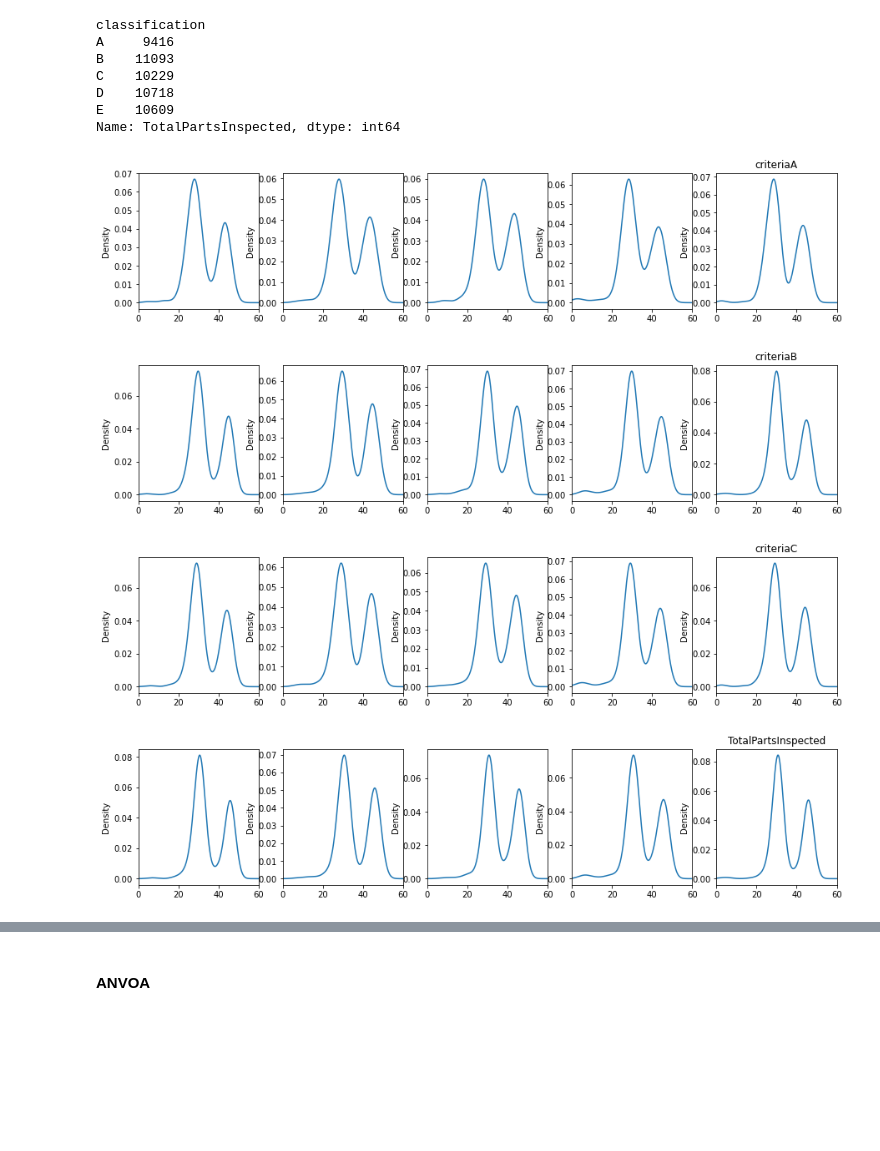
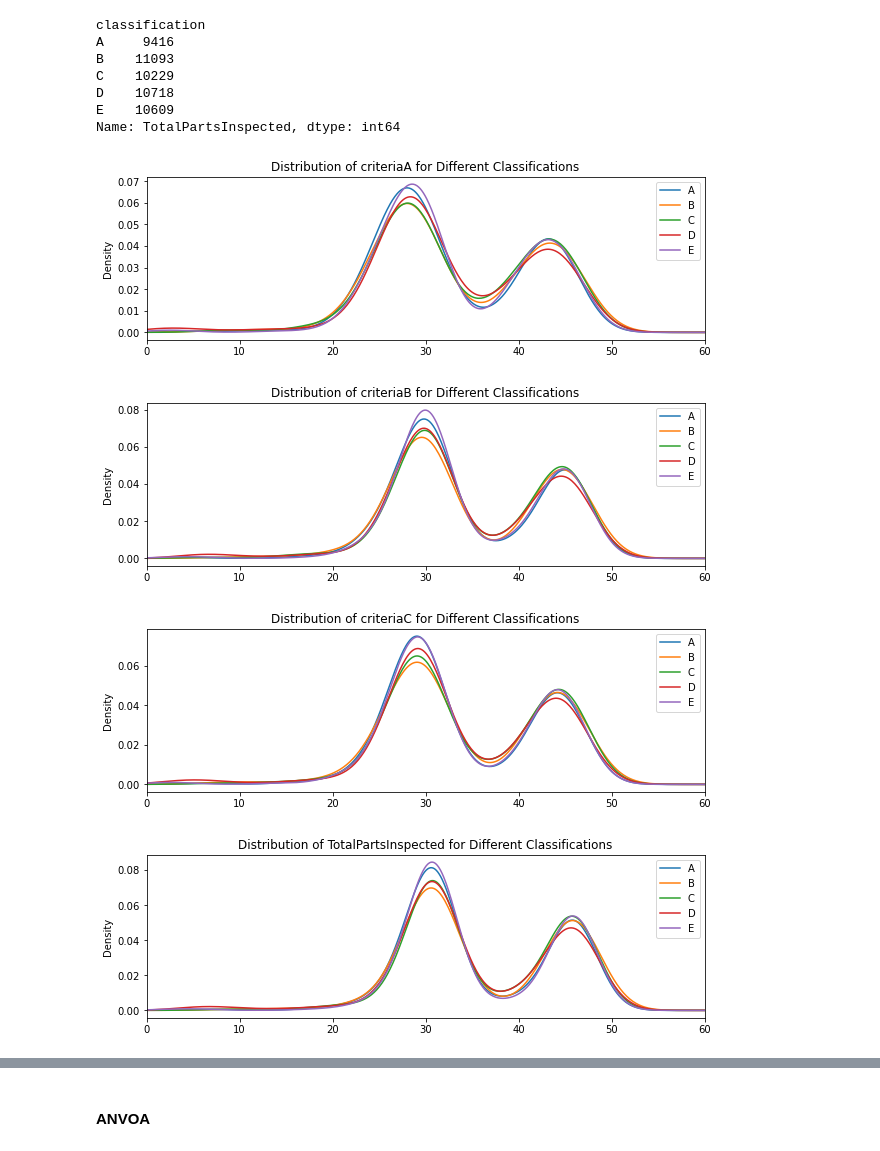
Before and after one commit to Ting-DS/Tesla-Manufacturing-Data-Quality-Analysis, a Jupyter notebook: Metric_Design.ipynb, the cells around one changed output, grey strips where cells are left out. Cells and saved outputs as stored; diff of their text form; code cells hidden in the pictures; blank space fills up the shorter version.

```diff
--- a/Metric_Design.ipynb
+++ b/Metric_Design.ipynb
@@ -5,7 +5,7 @@ import matplotlib.pyplot as plt
 # %% [markdown]
 #### Preprocessing & Sanity Check
 # %%
-sample_data = pd.read_csv('/Users/tinglu/Desktop/Tesla-DE-Ting/sample_interview.csv') # set path
+sample_data = pd.read_csv('/Users/tinglu/Tesla-DE-OA/sample_interview.csv') # set path
 # %%
 sample_data.head()
 # %% [output]
@@ -35,22 +35,24 @@ Name: TotalPartsInspected, dtype: int64
 # %%
 # check the distribution of the each column for different class
 # no big difference
-for col in ['criteriaA', 'criteriaB', 'criteriaC', 'TotalPartsInspected']:
-  plt.subplots(figsize= (15,3))
-  i = 1
-  for classification in ['A', 'B', 'C', 'D', 'E']:
-    plt.subplot(1, 5, i)
-    sample_data[sample_data['classification']==classification][col].plot(kind='density')
+cols_to_vis = ['criteriaA', 'criteriaB', 'criteriaC', 'TotalPartsInspected']
+classifications_to_vis = ['A', 'B', 'C', 'D', 'E']
+
+for col in cols_to_vis:
+    plt.figure(figsize=(10, 3))
+    for classification in classifications_to_vis:
+        # Plot the density for the current classification group
+        sample_data[sample_data['classification'] == classification][col].plot(kind='density', label=classification)
+
     plt.xlim(0, 60)
-    i+=1
-    plt.plot()
-  plt.title(col)
-  plt.show()
+    plt.legend()
+    plt.title(f'Distribution of {col} for Different Classifications')
+    plt.show()
 # %% [output]
-[figure, old version]
+[figure, new version]
-[figure, old version]
+[figure, new version]
-[figure, old version]
+[figure, new version]
-[figure, old version]
+[figure, new version]
 # %%
 sample_data['criteriaA_pass_through_rate']= sample_data['criteriaA']\
                                               /sample_data['TotalPartsInspected']
```
Also changed, not shown: parts of 7 cells of this notebook.
